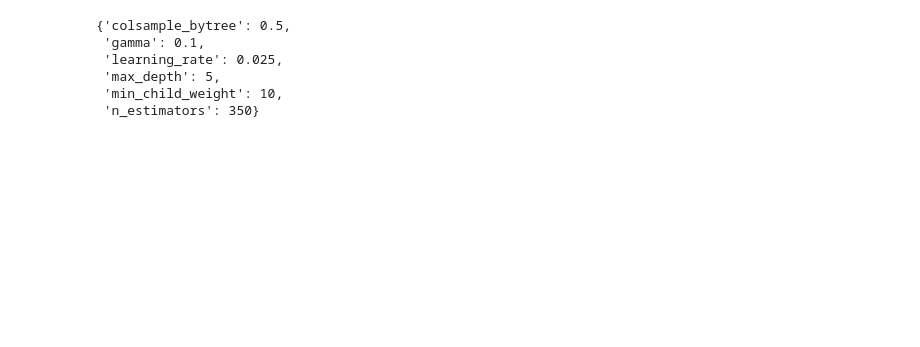
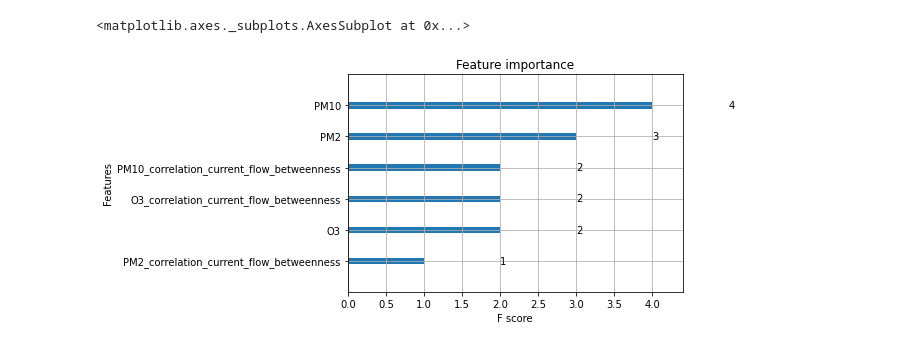
Before and after one commit to newtein/pollution_science, a Jupyter notebook: data_modelling_v2_hyperparameter_tuning.ipynb, the cells around one changed output. Saved outputs shown, nothing was run; the diff lists cells and outputs as text; code cells hidden in the pictures; blank space fills up the shorter version.

```diff
--- a/data_modelling_v2_hyperparameter_tuning.ipynb
+++ b/data_modelling_v2_hyperparameter_tuning.ipynb
@@ -79,2 +171,2 @@ X = pd.DataFrame(X_complete, columns=X.columns)
 # %%
-X_train, X_test, y_train, y_test = train_test_split(X, y, test_size=0.2, random_state=32)
+X_train, X_test, y_train, y_test = train_test_split(X, y, test_size=0.3, random_state=32)
@@ -83,11 +173,12 @@ regressor = XGBRegressor()
 # %%
+regressor = XGBRegressor()
+
 params={
- "learning_rate"    : [0.0001, 0.005, 0.01, 0.025, 0.05, 0.10, 0.15, 0.20, 0.25, 0.30, 0.5 ] ,
- "max_depth"        : [ 3, 4, 5, 6, 7, 8, 10],
- "min_child_weight" : [ 1, 2, 3, 4, 5, 6, 7, 8, 9, 10 ],
+ "learning_rate"    : [0.001, 0.08,0.01, 0.025, 0.05, 0.10, 0.09,  0.15, 0.20, 0.25, 0.30, 0.5 ] ,
+ "max_depth"        : [ 3, 4, 5, 6, 7, 8],
+ "min_child_weight" : [ 1, 2, 3, 4, 5, 6, 7, 8 ],
  "gamma"            : [ 0.0, 0.1, 0.2 , 0.3, 0.4, 0.5, 0.6, 0.7 ],
  "colsample_bytree" : [ 0.1, 0.3, 0.4, 0.5 , 0.7, 0.8 ],
-  "n_estimators": [100, 150, 200, 250, 300, 350, 400],
-  "sub_sample": [1, 0.8]
+  "n_estimators": [100, 150, 200, 250, 300]
 }
 # %%
@@ -95,10 +186,14 @@ my_scorer = make_scorer(mape, greater_is_better=False)
 # %%
-
+"""
+‘neg_mean_absolute_error’
+explained_variance
+neg_mean_squared_error
+"""
 random_search=RandomizedSearchCV(regressor,param_distributions=params,
-                           n_iter=5,
+                           n_iter=15,
                            scoring='neg_mean_squared_error',
                            n_jobs=6,
-                           cv=300,
+                           cv=100,
                            verbose=3)
 # %%
 import time
@@ -130,11 +221,5 @@ random_search.best_params_
 # %%
-model = XGBRegressor(**{'colsample_bytree': 0.5,
- 'gamma': 0.2,
- 'learning_rate': 0.25,
- 'max_depth': 3,
- 'min_child_weight': 9,
- 'n_estimators': 100,
- 'sub_sample': 1})
+model = XGBRegressor()
 model.fit(X_train, y_train)
 
 Y_pred=model.predict(X_test)
@@ -166,9 +248,7 @@ f.close()
-# %%
-weights[2]
-# %% [output]
-{'colsample_bytree': 0.5,
- 'gamma': 0.1,
- 'learning_rate': 0.025,
- 'max_depth': 5,
- 'min_child_weight': 10,
- 'n_estimators': 350}
+# %%
+from xgboost import plot_importance
+
+plot_importance(model)
+# %% [output]
+<matplotlib.axes._subplots.AxesSubplot at 0x...>
+[figure, added]
```
Also changed, not shown: parts of 28 cells of this notebook.
